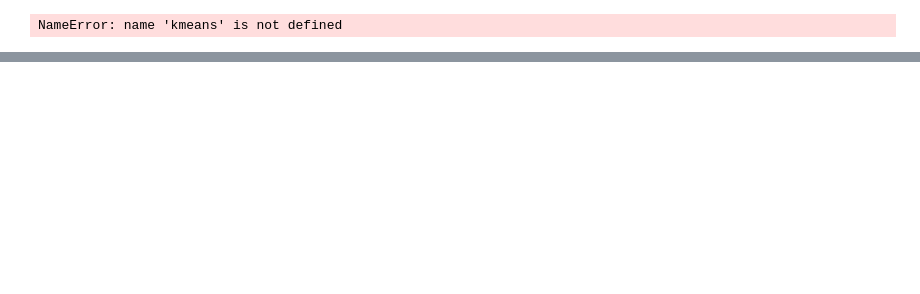
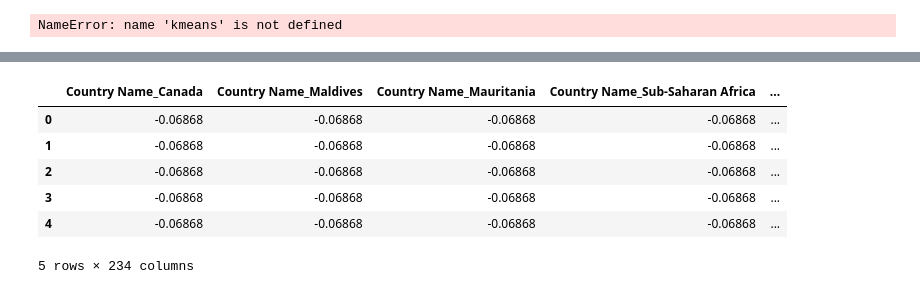
Before and after one commit to JhonnyLimachi/Sigmoidal, a Jupyter notebook: 39_Clustering_com_PyCaret.ipynb, the cells around one changed output, grey strips where cells are left out. Saved outputs shown, nothing was run; the diff lists cells and outputs as text; code cells hidden in the pictures; blank space fills up the shorter version.

```diff
--- a/39_Clustering_com_PyCaret.ipynb
+++ b/39_Clustering_com_PyCaret.ipynb
@@ -96,0 +157,12 @@ NameError: name 'assign_model' is not defined
+# %%
+# prevendo em dados de teste
+new_pred = predict_model(kmeans, data=test)
+new_pred.head()
+# %% [output]
+|  | Country Name_Canada | Country Name_Maldives | Country Name_Mauritania | Country Name_Sub-Saharan Africa | ... |
+| 0 | -0.06868 | -0.06868 | -0.06868 | -0.06868 | ... |
+| 1 | -0.06868 | -0.06868 | -0.06868 | -0.06868 | ... |
+| 2 | -0.06868 | -0.06868 | -0.06868 | -0.06868 | ... |
+| 3 | -0.06868 | -0.06868 | -0.06868 | -0.06868 | ... |
+| 4 | -0.06868 | -0.06868 | -0.06868 | -0.06868 | ... |
+5 rows × 234 columns
```
Also changed, not shown: parts of 15 cells of this notebook.
